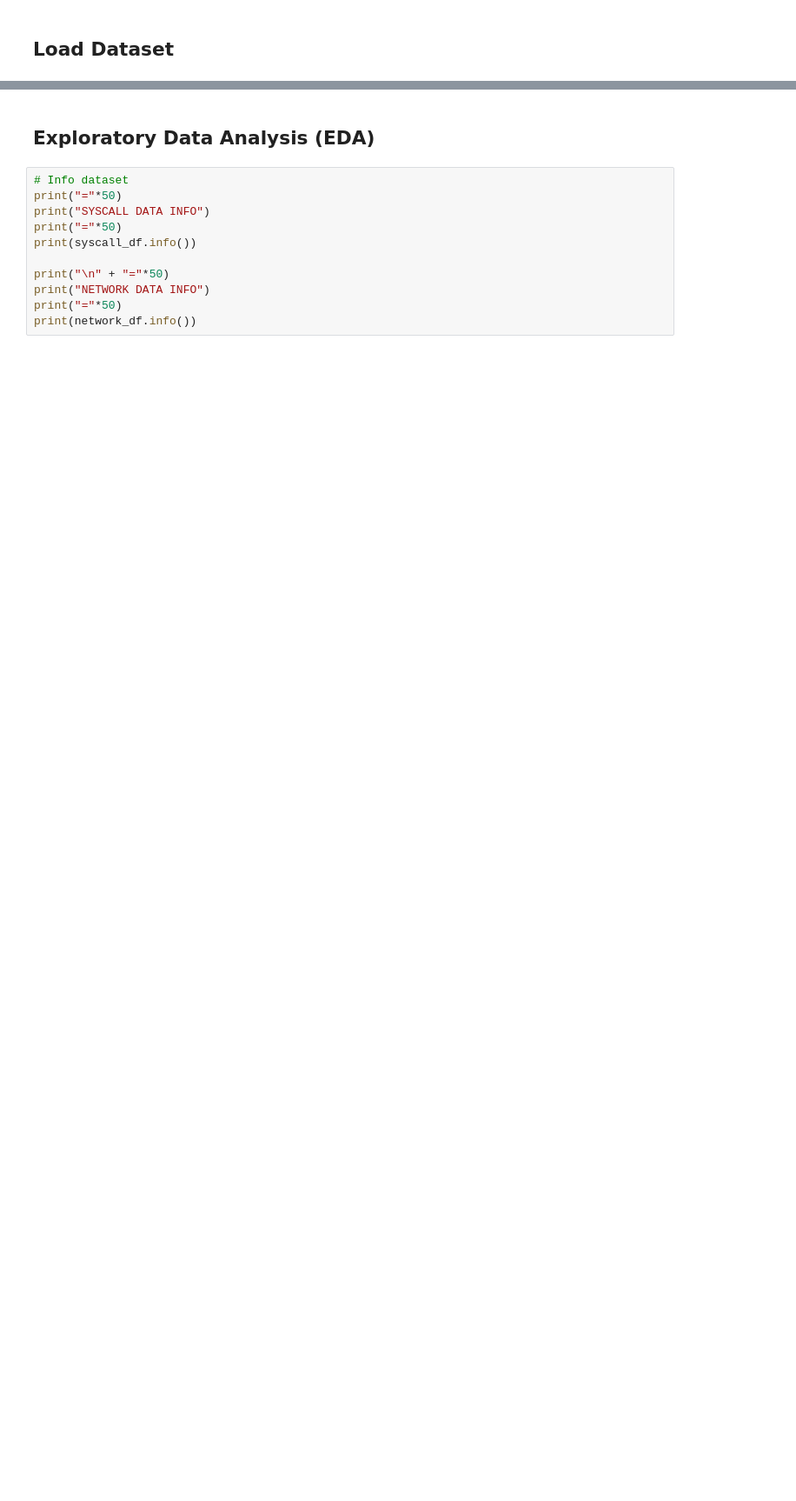
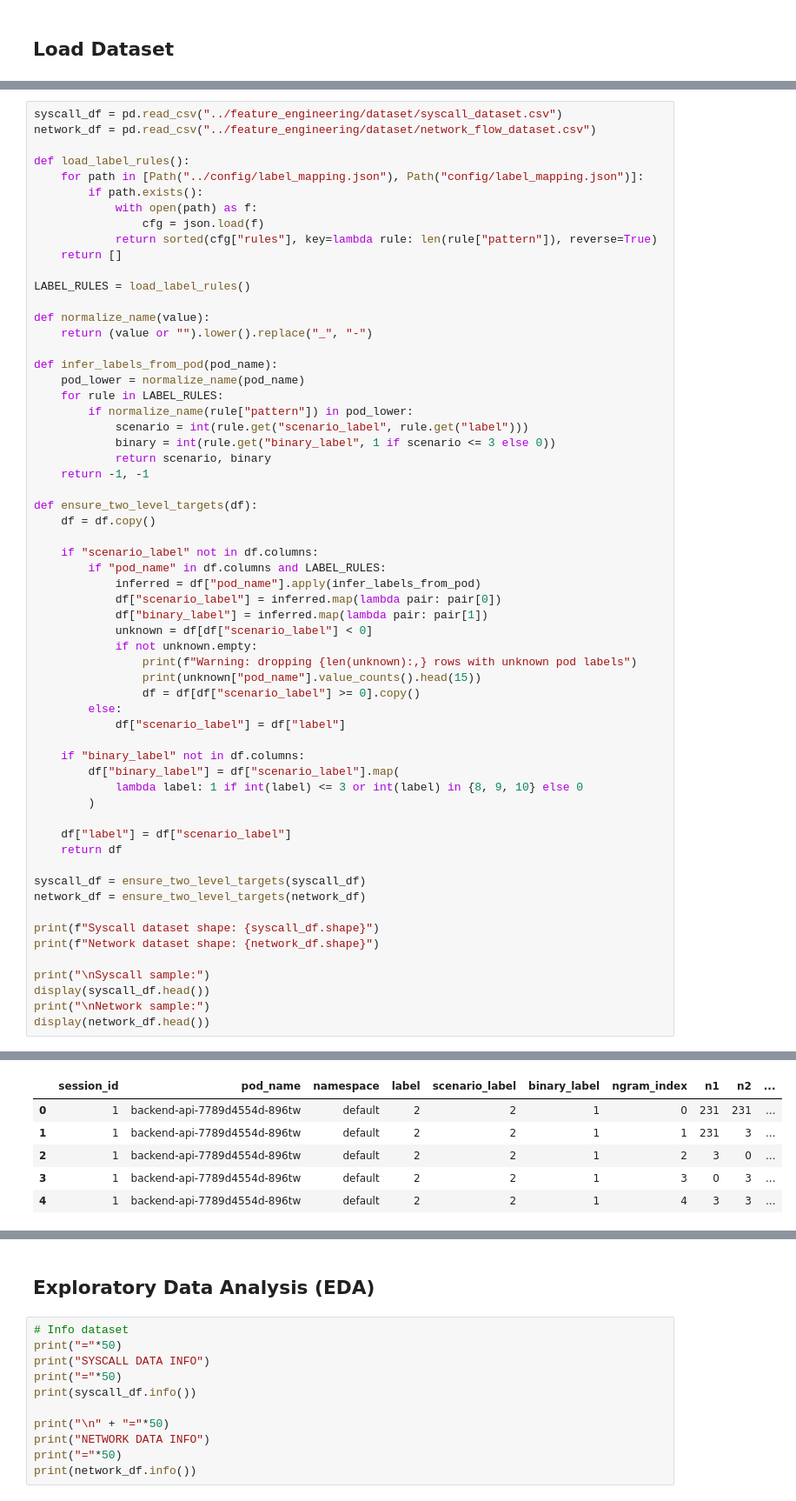
Before and after one commit to danielcristho/K-WATCH, a Jupyter notebook: training/train_model.ipynb, the cells around one changed output, grey strips where cells are left out. Shown at 87% size. Saved outputs shown, nothing was run; the diff lists cells and outputs as text; blank space fills up the shorter version.

```diff
--- a/training/train_model.ipynb
+++ b/training/train_model.ipynb
@@ -57,0 +60,61 @@ Network features:
+# %%
+syscall_df = pd.read_csv("../feature_engineering/dataset/syscall_dataset.csv")
+network_df = pd.read_csv("../feature_engineering/dataset/network_flow_dataset.csv")
+
+def load_label_rules():
+    for path in [Path("../config/label_mapping.json"), Path("config/label_mapping.json")]:
+        if path.exists():
+            with open(path) as f:
+                cfg = json.load(f)
+            return sorted(cfg["rules"], key=lambda rule: len(rule["pattern"]), reverse=True)
+    return []
+
+LABEL_RULES = load_label_rules()
+
+def normalize_name(value):
+    return (value or "").lower().replace("_", "-")
+
+def infer_labels_from_pod(pod_name):
+    pod_lower = normalize_name(pod_name)
+    for rule in LABEL_RULES:
+        if normalize_name(rule["pattern"]) in pod_lower:
+            scenario = int(rule.get("scenario_label", rule.get("label")))
+            binary = int(rule.get("binary_label", 1 if scenario <= 3 else 0))
+            return scenario, binary
+    return -1, -1
+
+def ensure_two_level_targets(df):
+    df = df.copy()
+
+    if "scenario_label" not in df.columns:
+        if "pod_name" in df.columns and LABEL_RULES:
+            inferred = df["pod_name"].apply(infer_labels_from_pod)
+            df["scenario_label"] = inferred.map(lambda pair: pair[0])
+            df["binary_label"] = inferred.map(lambda pair: pair[1])
+            unknown = df[df["scenario_label"] < 0]
+            if not unknown.empty:
+                print(f"Warning: dropping {len(unknown):,} rows with unknown pod labels")
+                print(unknown["pod_name"].value_counts().head(15))
+                df = df[df["scenario_label"] >= 0].copy()
+        else:
+            df["scenario_label"] = df["label"]
+
+    if "binary_label" not in df.columns:
+        df["binary_label"] = df["scenario_label"].map(
+            lambda label: 1 if int(label) <= 3 or int(label) in {8, 9, 10} else 0
+        )
+
+    df["label"] = df["scenario_label"]
+    return df
+
+syscall_df = ensure_two_level_targets(syscall_df)
+network_df = ensure_two_level_targets(network_df)
+
+print(f"Syscall dataset shape: {syscall_df.shape}")
+print(f"Network dataset shape: {network_df.shape}")
+
+print("\nSyscall sample:")
+display(syscall_df.head())
+print("\nNetwork sample:")
+display(network_df.head())
+# %% [output]
@@ -57,0 +125,6 @@ Network features:
+|  | session_id | pod_name | namespace | label | scenario_label | binary_label | ngram_index | n1 | n2 | ... |
+| 0 | 1 | backend-api-7789d4554d-896tw | default | 2 | 2 | 1 | 0 | 231 | 231 | ... |
+| 1 | 1 | backend-api-7789d4554d-896tw | default | 2 | 2 | 1 | 1 | 231 | 3 | ... |
+| 2 | 1 | backend-api-7789d4554d-896tw | default | 2 | 2 | 1 | 2 | 3 | 0 | ... |
+| 3 | 1 | backend-api-7789d4554d-896tw | default | 2 | 2 | 1 | 3 | 0 | 3 | ... |
+| 4 | 1 | backend-api-7789d4554d-896tw | default | 2 | 2 | 1 | 4 | 3 | 3 | ... |
```
Also changed, not shown: parts of 33 cells of this notebook, 10 other files.
